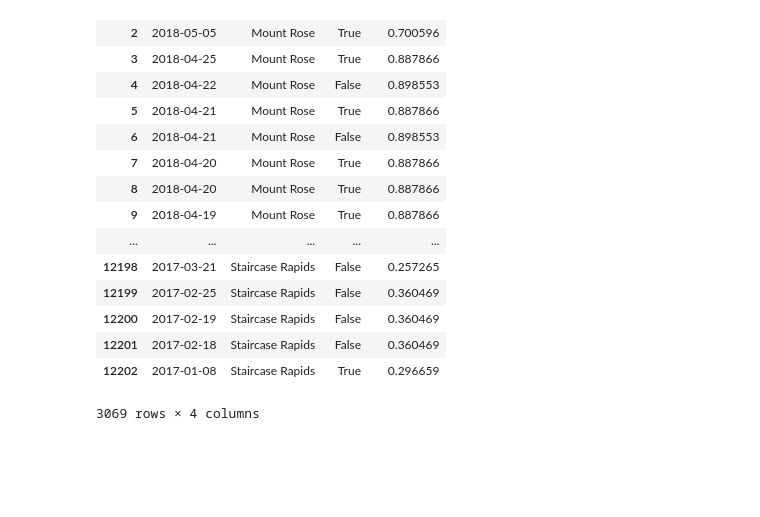
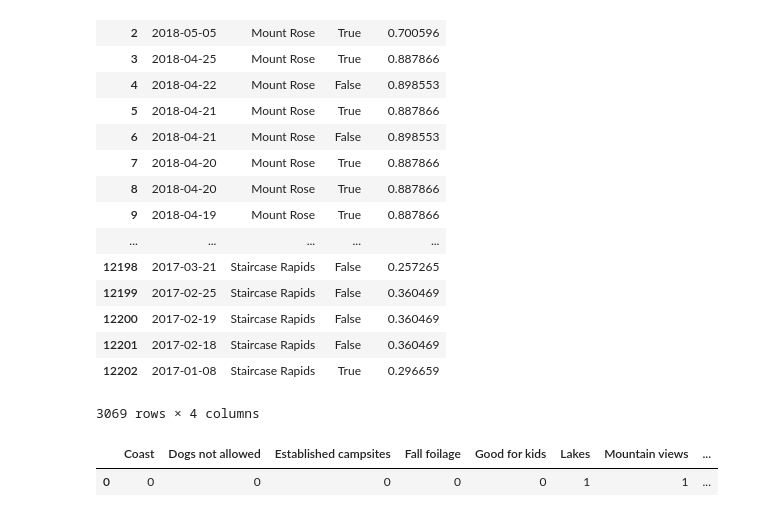
Before and after one commit to huddlestona/Trail_Report, a Jupyter notebook: check_models.ipynb, the cells around one changed output. Drawn from its saved outputs; the diff is of its cells as text; code cells hidden in the pictures; blank space fills up the shorter version.

```diff
--- a/check_models.ipynb
+++ b/check_models.ipynb
@@ -195,3 +271,10 @@ df_probs
 | 12201 | 2017-02-18 | Staircase Rapids | False | 0.360469 |
 | 12202 | 2017-01-08 | Staircase Rapids | True | 0.296659 |
 3069 rows × 4 columns
+# %%
+df_X_test = pd.read_csv('data/X_test_testit.csv', sep = '|')
+# %%
+df_X_test
+# %% [output]
+|  | Coast | Dogs not allowed | Established campsites | Fall foilage | Good for kids | Lakes | Mountain views | ... |
+| 0 | 0 | 0 | 0 | 0 | 0 | 1 | 1 | ... |
```
Also changed, not shown: parts of 21 cells of this notebook.
